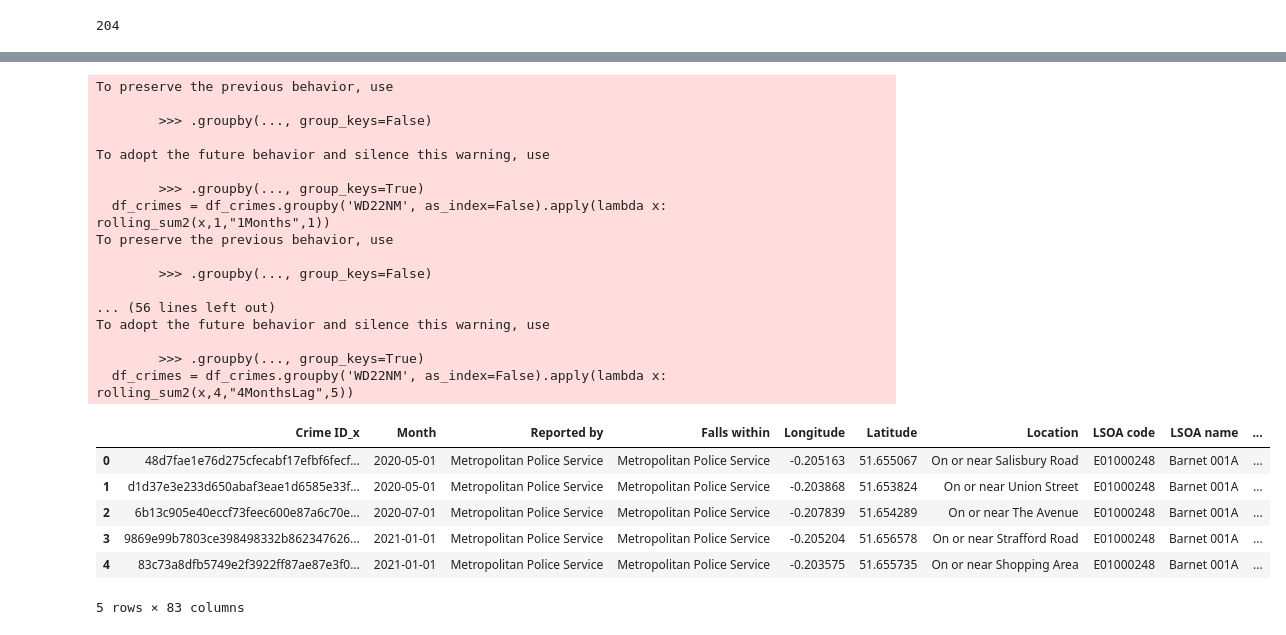
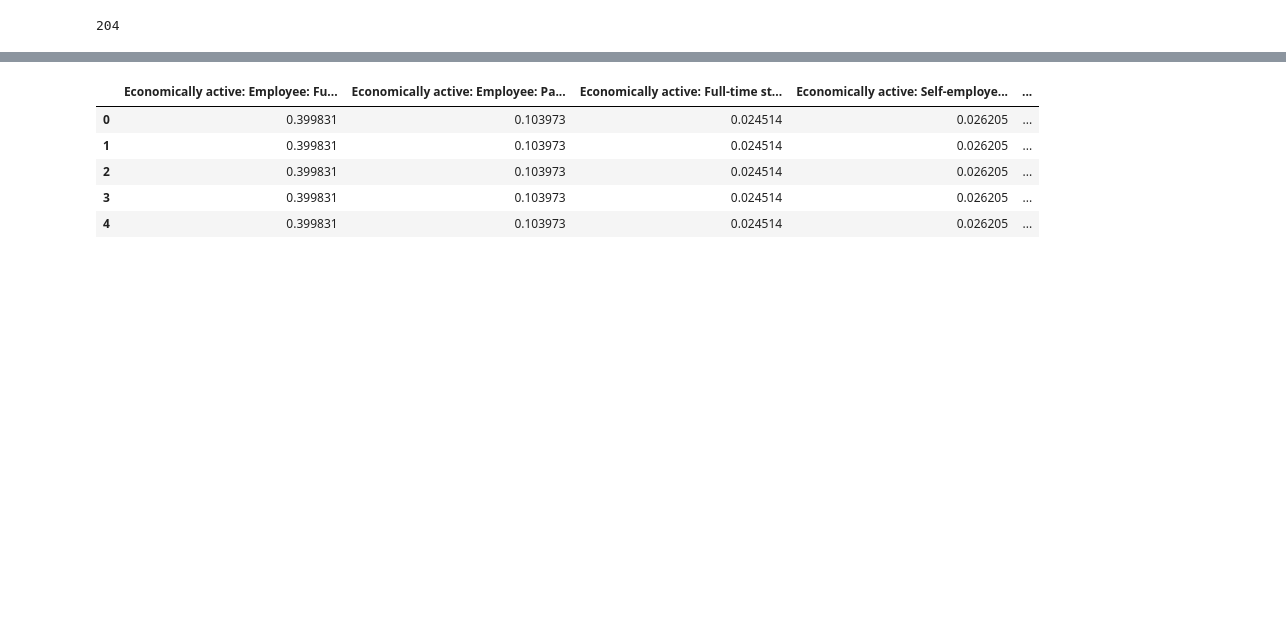
Before and after one commit to Shapkofil/dc20-g22, a Jupyter notebook: combine.ipynb, the cells around one changed output, grey strips where cells are left out. Cells and saved outputs as stored; diff of their text form; code cells hidden in the pictures; blank space fills up the shorter version.

Commit message:
missing pop density df

```diff
--- a/combine.ipynb
+++ b/combine.ipynb
@@ -80,0 +67,11 @@ barnetBur_df = pd.merge(left=barnetBur_df, right=df_ethnic_group, left_on='LSOA
+# %%
+df_poverty = pd.read_csv("./data/poverty.csv")
+
+
+
+
+df_poverty = df_poverty.drop(['Map 2: Percentage of Children in Poverty, London LSOAs, 2010 Change in levels of Child Poverty', 'Unnamed: 3'], axis=1)
+
+
+barnetBur_df = pd.merge(left=barnetBur_df, right=df_poverty, left_on='LSOA name', right_on='Unnamed: 1')
+barnetBur_df
@@ -132,12 +115,16 @@ len(a)
 # %% [output]
 204
 # %%
-df_den = pd.read_csv("./data/density.csv")
-df_den=df_den[["LSOA Code","Mid-2020 population","Area Sq Km","People per Sq Km"]].copy()
-df_final = pd.merge(left=merged_df, right=df_den, left_on='LSOA code', right_on='LSOA Code')
+#df_den = pd.read_csv("./data/density.csv")
+#df_den=df_den[["LSOA Code","Mid-2020 population","Area Sq Km","People per Sq Km"]].copy()
+#df_final = pd.merge(left=merged_df, right=df_den, left_on='LSOA code', right_on='LSOA Code')
 
-df_final['People per Sq Km'] = df_final['People per Sq Km'].str.replace(',', '').astype(float)
-df_final=df_final.drop(['LSOA21NM','LSOA Code','Mid-2020 population', 'Area Sq Km'],axis=1)
-df_final
+#df_final['People per Sq Km'] = pd.to_numeric(df_final['People per Sq Km'], errors='coerce')
+#df_final = df_final.fillna('0')
+
+#df_final['People per Sq Km'] = df_final['People per Sq Km'].str.replace(' ', '').astype(float)
+#df_final=df_final.drop(['LSOA21NM','LSOA Code','Mid-2020 population', 'Area Sq Km'],axis=1)
+#df_final
 ### File with no dummies
 #df_final.to_parquet('ward_data.parquet')
+df_final = merged_df
@@ -204,55 +177,40 @@ df_crimes = df_crimes.groupby('WD22NM', as_index=False).apply(lambda x: rolling_
 df_crimes.fillna(0, inplace=True)
 df_crimes = df_crimes.groupby('WD22NM', as_index=False).apply(lambda x: rolling_sum2(x,6,"6Months",1))
 df_crimes.fillna(0, inplace=True)
 df_crimes = df_crimes.groupby('WD22NM', as_index=False).apply(lambda x: rolling_sum2(x,7,"7Months",1))
 df_crimes.fillna(0, inplace=True)
 df_crimes = df_crimes.groupby('WD22NM', as_index=False).apply(lambda x: rolling_sum2(x,8,"8Months",1))
 df_crimes.fillna(0, inplace=True)
 df_crimes = df_crimes.groupby('WD22NM', as_index=False).apply(lambda x: rolling_sum2(x,9,"9Months",1))
 df_crimes.fillna(0, inplace=True)
 df_crimes = df_crimes.groupby('WD22NM', as_index=False).apply(lambda x: rolling_sum2(x,10,"10Months",1))
 df_crimes.fillna(0, inplace=True)
 df_crimes = df_crimes.groupby('WD22NM', as_index=False).apply(lambda x: rolling_sum2(x,11,"11Months",1))
 df_crimes.fillna(0, inplace=True)
 df_crimes = df_crimes.groupby('WD22NM', as_index=False).apply(lambda x: rolling_sum2(x,12,"12Months",1))
 df_crimes.fillna(0, inplace=True)
 
 
 
 
 #Merge the count of crimes to the main dataframe
 merged_df = pd.merge(df_final, df_crimes, on=['Month', 'WD22NM'], how='left')
 
 
 
 merged_df["Month"]=pd.to_datetime(merged_df["Month"])
 merged_df["Year"]=merged_df["Month"].dt.year
 
+pd.set_option('display.max_columns', None)
+merged_df=merged_df.join(df_mon)
 
-merged_df=merged_df.join(df_mon)
+merged_df = merged_df.drop(['Crime ID_x', 'Month', 'Reported by', 'Falls within', 'Longitude', 'Latitude', 'LSOA code', 'Location', 'LSOA name',
+                            'Last outcome category', 'Context', 'Crime type', 'Unnamed: 1', 'WD22NM'], axis=1)
 merged_df.head()
 # %% [output]
-To preserve the previous behavior, use
-
-        >>> .groupby(..., group_keys=False)
-
-To adopt the future behavior and silence this warning, use
-
-        >>> .groupby(..., group_keys=True)
-  df_crimes = df_crimes.groupby('WD22NM', as_index=False).apply(lambda x: rolling_sum2(x,1,"1Months",1))
-To preserve the previous behavior, use
-
-        >>> .groupby(..., group_keys=False)
-
-... (56 lines left out)
-To adopt the future behavior and silence this warning, use
-
-        >>> .groupby(..., group_keys=True)
-  df_crimes = df_crimes.groupby('WD22NM', as_index=False).apply(lambda x: rolling_sum2(x,4,"4MonthsLag",5))
-|  | Crime ID_x | Month | Reported by | Falls within | Longitude | Latitude | Location | LSOA code | LSOA name | ... |
-| 0 | 48d7fae1e76d275cfecabf17efbf6fecf... | 2020-05-01 | Metropolitan Police Service | Metropolitan Police Service | -0.205163 | 51.655067 | On or near Salisbury Road | E01000248 | Barnet 001A | ... |
-| 1 | d1d37e3e233d650abaf3eae1d6585e33f... | 2020-05-01 | Metropolitan Police Service | Metropolitan Police Service | -0.203868 | 51.653824 | On or near Union Street | E01000248 | Barnet 001A | ... |
-| 2 | 6b13c905e40eccf73feec600e87a6c70e... | 2020-07-01 | Metropolitan Police Service | Metropolitan Police Service | -0.207839 | 51.654289 | On or near The Avenue | E01000248 | Barnet 001A | ... |
-| 3 | 9869e99b7803ce398498332b862347626... | 2021-01-01 | Metropolitan Police Service | Metropolitan Police Service | -0.205204 | 51.656578 | On or near Strafford Road | E01000248 | Barnet 001A | ... |
-| 4 | 83c73a8dfb5749e2f3922ff87ae87e3f0... | 2021-01-01 | Metropolitan Police Service | Metropolitan Police Service | -0.203575 | 51.655735 | On or near Shopping Area | E01000248 | Barnet 001A | ... |
+|  | Economically active: Employee: Fu... | Economically active: Employee: Pa... | Economically active: Full-time st... | Economically active: Self-employe... | ... |
+| 0 | 0.399831 | 0.103973 | 0.024514 | 0.026205 | ... |
+| 1 | 0.399831 | 0.103973 | 0.024514 | 0.026205 | ... |
+| 2 | 0.399831 | 0.103973 | 0.024514 | 0.026205 | ... |
+| 3 | 0.399831 | 0.103973 | 0.024514 | 0.026205 | ... |
+| 4 | 0.399831 | 0.103973 | 0.024514 | 0.026205 | ... |
-5 rows × 83 columns
```
Also changed, not shown: parts of 6 cells of this notebook.
